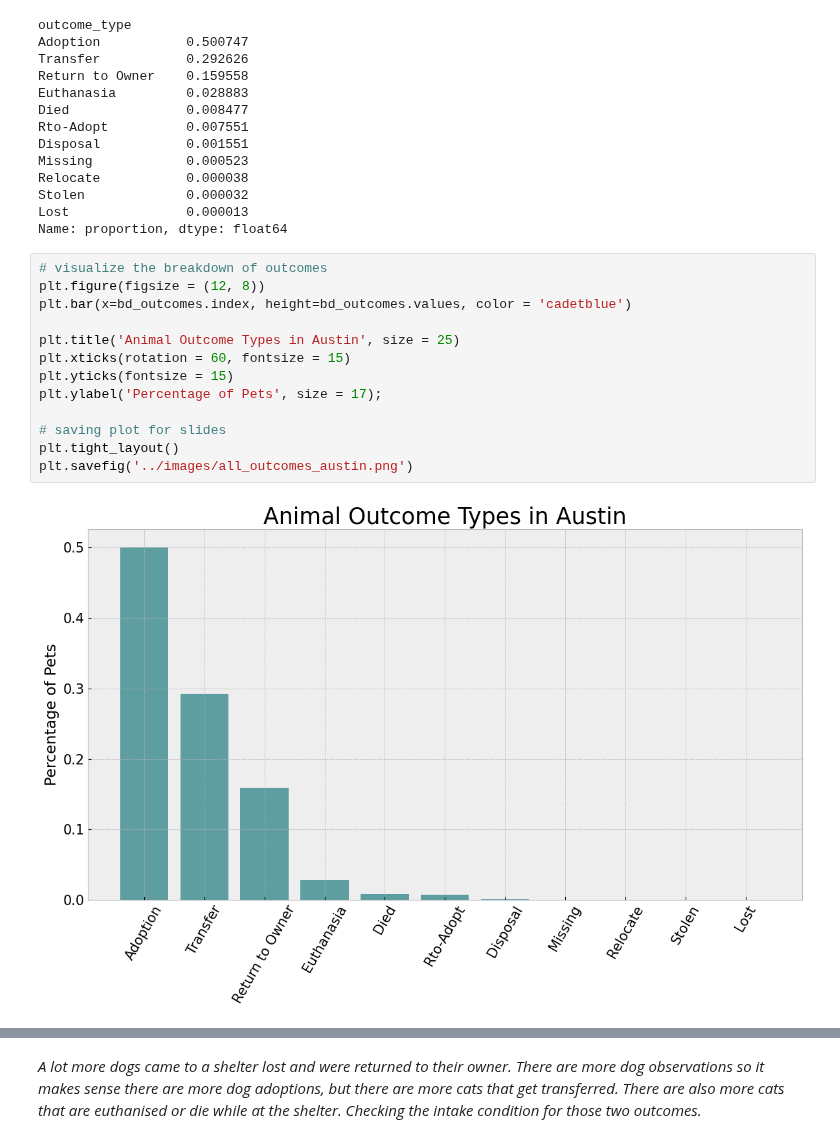
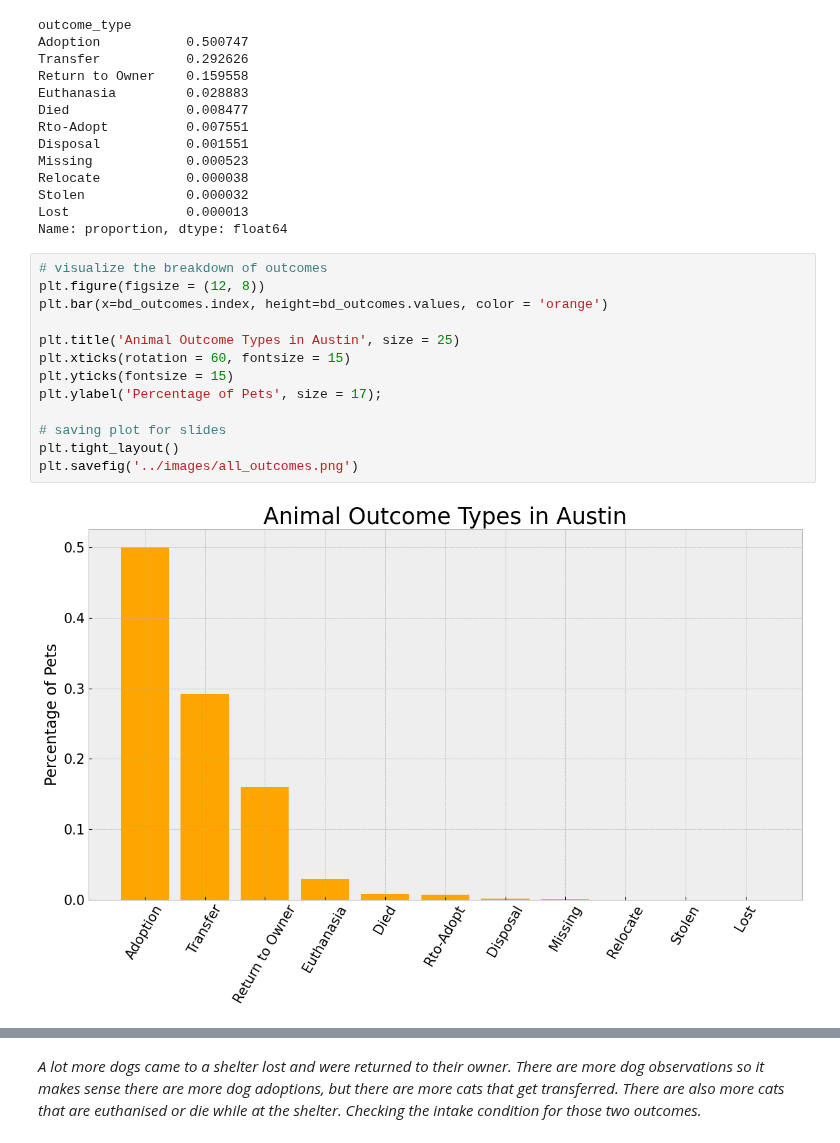
Before and after one commit to kncramer/animal-shelter-outcomes, a Jupyter notebook: code/02-eda.ipynb, the cells around one changed output, grey strips where cells are left out. Cells and saved outputs as stored; diff of their text form.

```diff
--- a/code/02-eda.ipynb
+++ b/code/02-eda.ipynb
@@ -208,18 +307,18 @@ Name: proportion, dtype: float64
 # %%
 # visualize the breakdown of outcomes
 plt.figure(figsize = (12, 8))
-plt.bar(x=bd_outcomes.index, height=bd_outcomes.values, color = 'cadetblue')
+plt.bar(x=bd_outcomes.index, height=bd_outcomes.values, color = 'orange')
 
 plt.title('Animal Outcome Types in Austin', size = 25)
 plt.xticks(rotation = 60, fontsize = 15)
 plt.yticks(fontsize = 15)
 plt.ylabel('Percentage of Pets', size = 17);
 
 # saving plot for slides
 plt.tight_layout()
-plt.savefig('../images/all_outcomes_austin.png')
+plt.savefig('../images/all_outcomes.png')
 # %% [output]
-[figure, old version]
+[figure, new version]
 # %%
 # show distribution of cats vs dogs for each outcome
 sns.displot(animals_austin, y='outcome_type', hue='animal_type', height=8, aspect=1.5)
```
Also changed, not shown: parts of 69 cells of this notebook.
